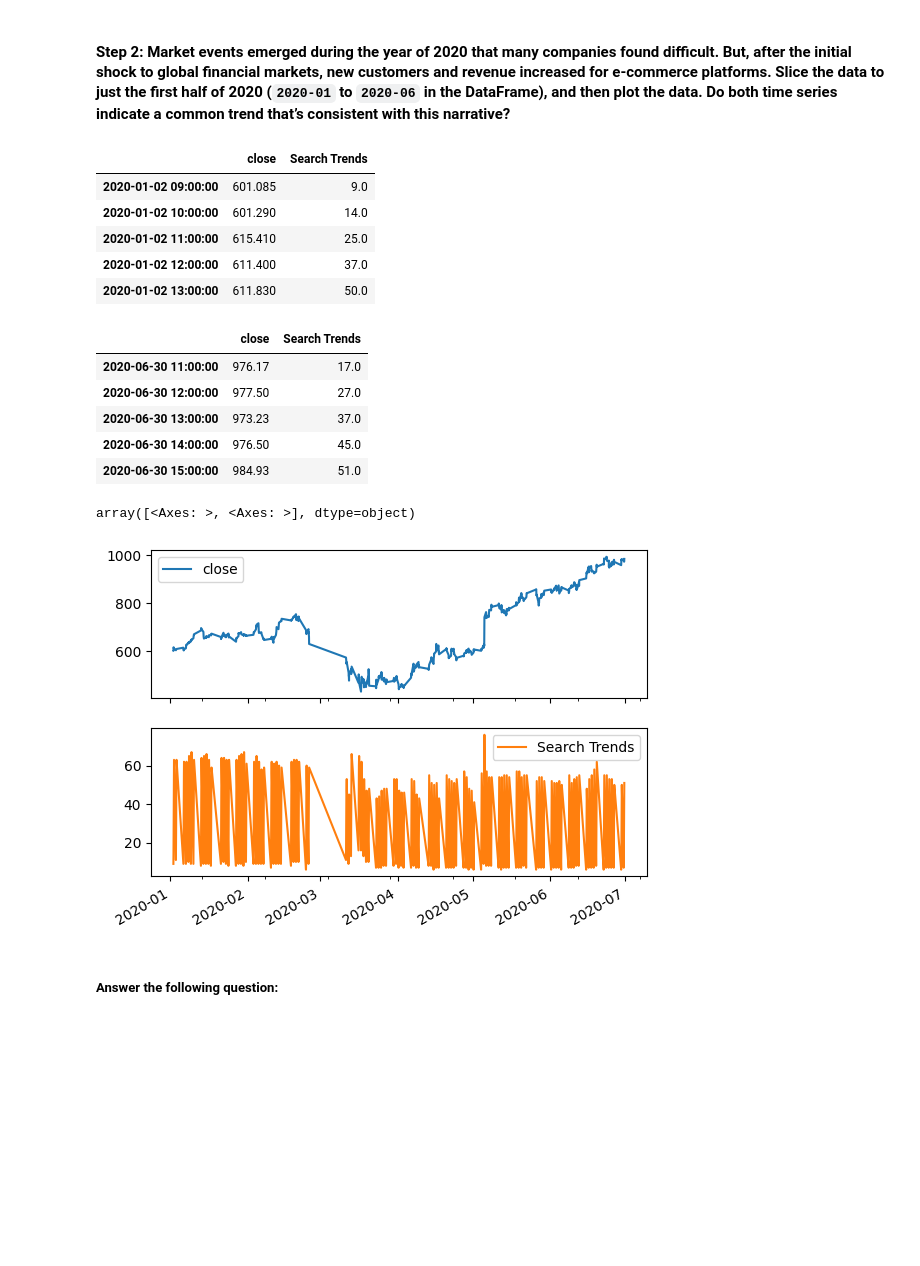
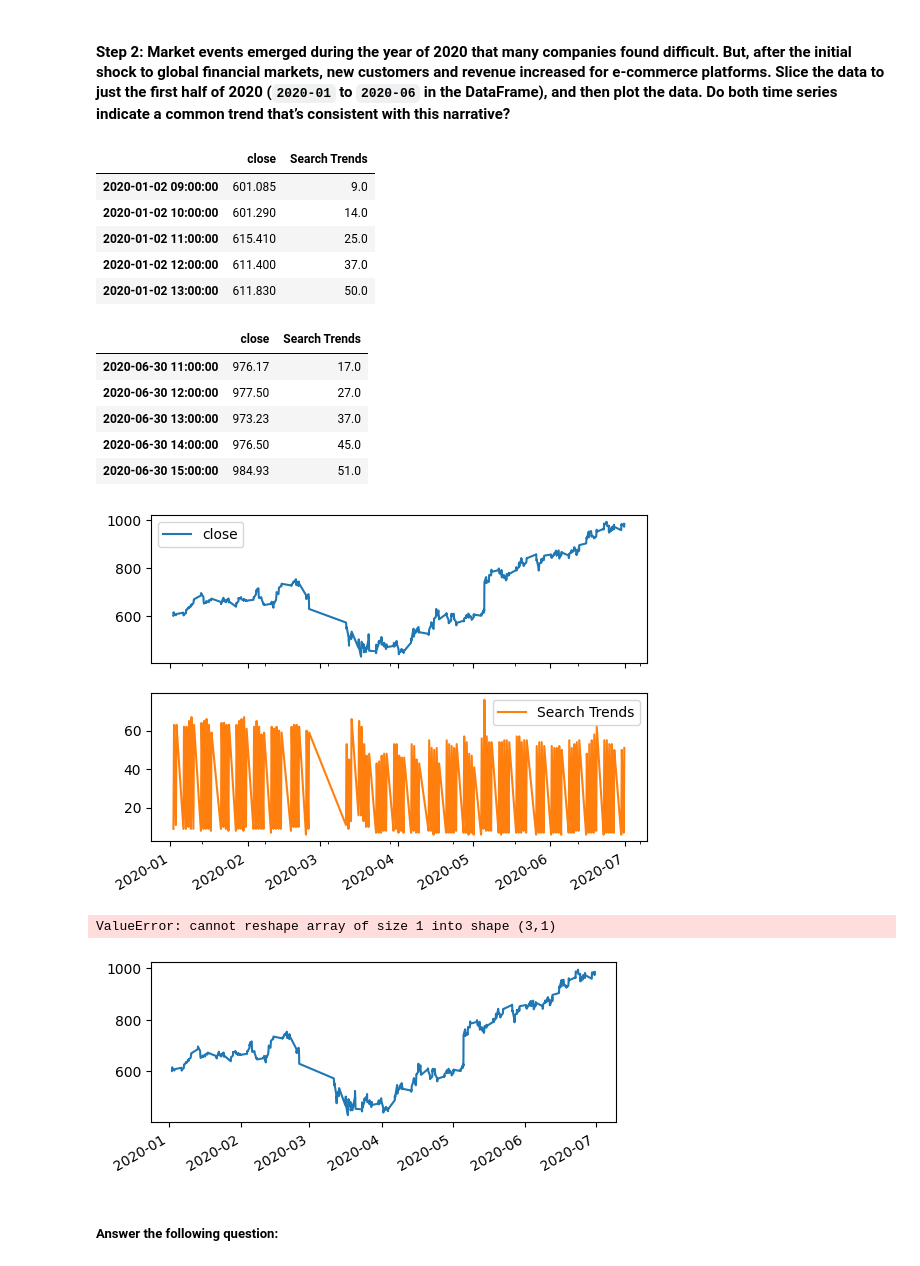
Before and after one commit to zhongzheshen/prophet-challenge, a Jupyter notebook: Copy_of_forecasting_net_prophet.ipynb, the cells around one changed output. Drawn from its saved outputs; the diff is of its cells as text; code cells hidden in the pictures; blank space fills up the shorter version.

```diff
--- a/Copy_of_forecasting_net_prophet.ipynb
+++ b/Copy_of_forecasting_net_prophet.ipynb
@@ -262,8 +273,8 @@ NameError: name 'pd' is not defined
 #### Step 2: Market events emerged during the year of 2020 that many companies found difficult. But, after the initial shock to global financial markets, new customers and revenue increased for e-commerce platforms. Slice the data to just the first half of 2020 (`2020-01` to `2020-06` in the DataFrame), and then plot the data. Do both time series indicate a common trend that’s consistent with this narrative?
 # %%
 # For the combined dataframe, slice to just the first half of 2020 (2020-01 through 2020-06)
-slice = df_mercado_concate.loc['2020-01':'2020-06']
-
+slice = df_mercado_concat.loc['2020-01':'2020-06']
+slice.plot(subplots=True)
 # View the first and last five rows of first_half_2020 DataFrame
 display(slice.head())
 display(slice.tail())
@@ -280,16 +291,17 @@ display(slice.tail())
 | 2020-06-30 13:00:00 | 973.23 | 37.0 |
 | 2020-06-30 14:00:00 | 976.50 | 45.0 |
 | 2020-06-30 15:00:00 | 984.93 | 51.0 |
+[figure, added]
 # %%
 # Visualize the close and Search Trends data
 # Plot each column on a separate axes using the following syntax
 # `plot(subplots=True)`
-slice.columns('close').plot(subplots=True, layout=(3, 1), figsize=(10, 8))
-slice.columns('Search Trends').plot(subplots=True, layout=(3, 1), figsize=(10, 8))
+slice['close'].plot(subplots=True, layout=(3, 1), figsize=(6, 8))
+slice['Search Trends'].plot(subplots=True, layout=(3, 1), figsize=(10, 8))
 plt.show()
 # %% [output]
-array([<Axes: >, <Axes: >], dtype=object)
+ValueError: cannot reshape array of size 1 into shape (3,1)
-[figure, old version]
+[figure, new version]
 # %% [markdown]
 ##### Answer the following question:
 # %% [markdown]
```
Also changed, not shown: parts of 3 cells of this notebook.
